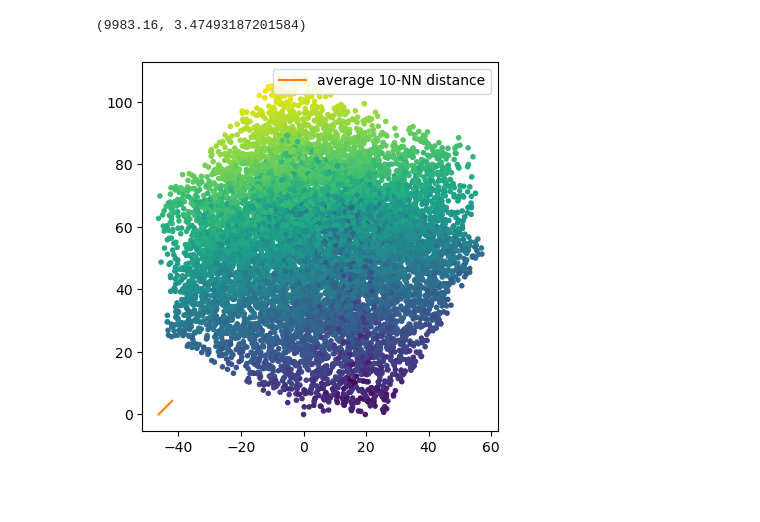
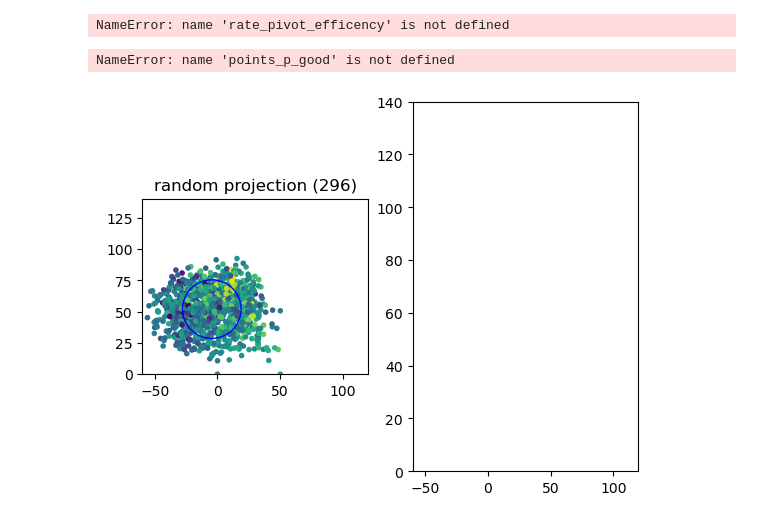
Before and after one commit to DimensionalScoop/metric_spaces, a Jupyter notebook: maths/tetrahedron/project_to_2d.ipynb, the cells around one changed output. Saved outputs shown, nothing was run; the diff lists cells and outputs as text; code cells hidden in the pictures; blank space fills up the shorter version.

```diff
--- a/maths/tetrahedron/project_to_2d.ipynb
+++ b/maths/tetrahedron/project_to_2d.ipynb
@@ -23,10 +36,12 @@ assert False, "The projection is buggy! The lower bounds extracted from the proj
 rng = np.random.default_rng()
 
 dist_func = lambda x,y: spatial.minkowski_distance(x,y,2)# np.linalg.norm(x-y, axis=-1)
-n_samples = 10000
-dim = 3
+n_samples = 1000
+dim = 5
 points = rng.integers(-37,38, size=[n_samples, dim])
 #p0,p1,q,o = 0,1,2,3
+
+ten_nn_dist = proj_quality.get_average_k_nn_dist(points, Euclid(2))
 
 #p0, p1 = np.array([-30]*dim).T, np.array([30]*dim).T
 p0, p1 = points[0], points[1]
@@ -58,7 +118,7 @@ def rate_pivot_overhead(points_orig, points_piv, dist_func_orig, dist_func_piv):
     mean_query_range = calc_scale(points_orig, dist_func_orig)
     #kde = stats.gaussian_kde(points_piv)
 
-    SAMPLE_SIZE = 100
+    SAMPLE_SIZE = 1000
     q_center_idx = rng.integers(0, len(points_orig), size=SAMPLE_SIZE)
 
     query_conf_piv = dict(
@@ -89,29 +149,72 @@ def rate_pivot_overhead(points_orig, points_piv, dist_func_orig, dist_func_piv):
 
 rate_pivot_efficency(points, points_p, dist_func, dist_func)
 # %% [output]
-(9983.16, 3.47493187201584)
+NameError: name 'rate_pivot_efficency' is not defined
+# %%
+# plot distance gauge
+ten_nn_dist = proj_quality.get_average_k_nn_dist(points, Euclid(2))
+# %%
+def draw_circle(center,radius, **kwargs):
+
+    # Create a circle with the specified radius
+    circle = plt.Circle(center, radius, fill=False, edgecolor='blue', **kwargs)
+
+    # Add the circle to the axes
+    plt.gca().add_artist(circle)
 # %%
+def set_lims():
+    plt.xlim(-60,120)
+    plt.ylim(0, 140)
 
+
+
+plt.subplot(1,2,1)
+set_lims()
 
 nans = np.isnan(points_p).sum(axis=1).astype("bool")
 points_p = points_p[~nans,:]
 
 c = points[~nans,:].sum(axis=1)
 
 #closer_to_p0 = dist_func(points, p0) < dist_func(points, p1)
 plt.scatter(*points_p.T,c=c, marker=".")
 
 
-# plot distance gauge
-ten_nn_dist = np.sort(dist_func([0]*dim, points))[9]
-plt.plot(
-    [points_p[:,0].min(),points_p[:,0].min()+ten_nn_dist],
-    [points_p[:,1].min(),points_p[:,1].min()+ten_nn_dist],
-    color="C1",
-    label="average 10-NN distance"
-)
+rho = proj_quality.candidate_set_size(points_p,ten_nn_dist, Euclid(2))
+#plt.title(f"mean candidate set size: {rho:.0f}")
+plt.title(f"random projection ({rho:.0f})")
 
-plt.legend()
+center = np.array([points_p[:,0].mean(),points_p[:,1].mean()])
+
+draw_circle(center, ten_nn_dist, label="average 10-NN distance")
+
+#plt.legend()
 plt.gca().set_aspect('equal');
+
+
+
+plt.subplot(1,2,2)
+set_lims()
+
+nans = np.isnan(points_p_good).sum(axis=1).astype("bool")
+points_p_good = points_p_good[~nans,:]
+
+c = points[~nans,:].sum(axis=1)
+
+#closer_to_p0 = dist_func(points, p0) < dist_func(points, p1)
+plt.scatter(*points_p_good.T,c=c, marker=".")
+
+
+rho = proj_quality.candidate_set_size(points_p_good,ten_nn_dist,Euclid(2))
+#plt.title(f"mean candidate set size: {rho:.0f}")
+plt.title(f"our projection ({rho:.0f})")
+
+center = np.array([points_p_good[:,0].mean(),points_p_good[:,1].mean()])
+
+draw_circle(center, ten_nn_dist, label="average 10-NN distance")
+
+#plt.legend()
+plt.gca().set_aspect('equal');
 # %% [output]
+NameError: name 'points_p_good' is not defined
-[figure, old version]
+[figure, new version]
```
Also changed, not shown: parts of 22 cells of this notebook, 2 other files.
